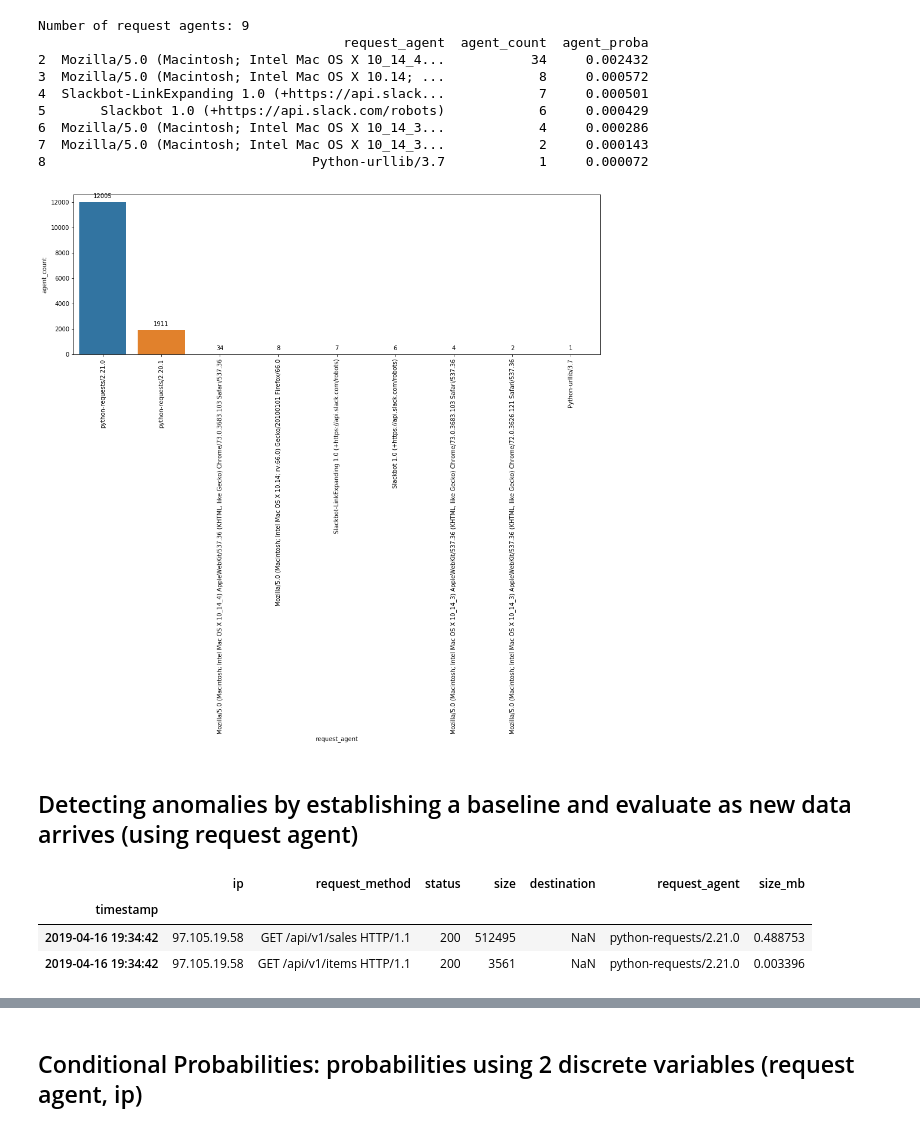
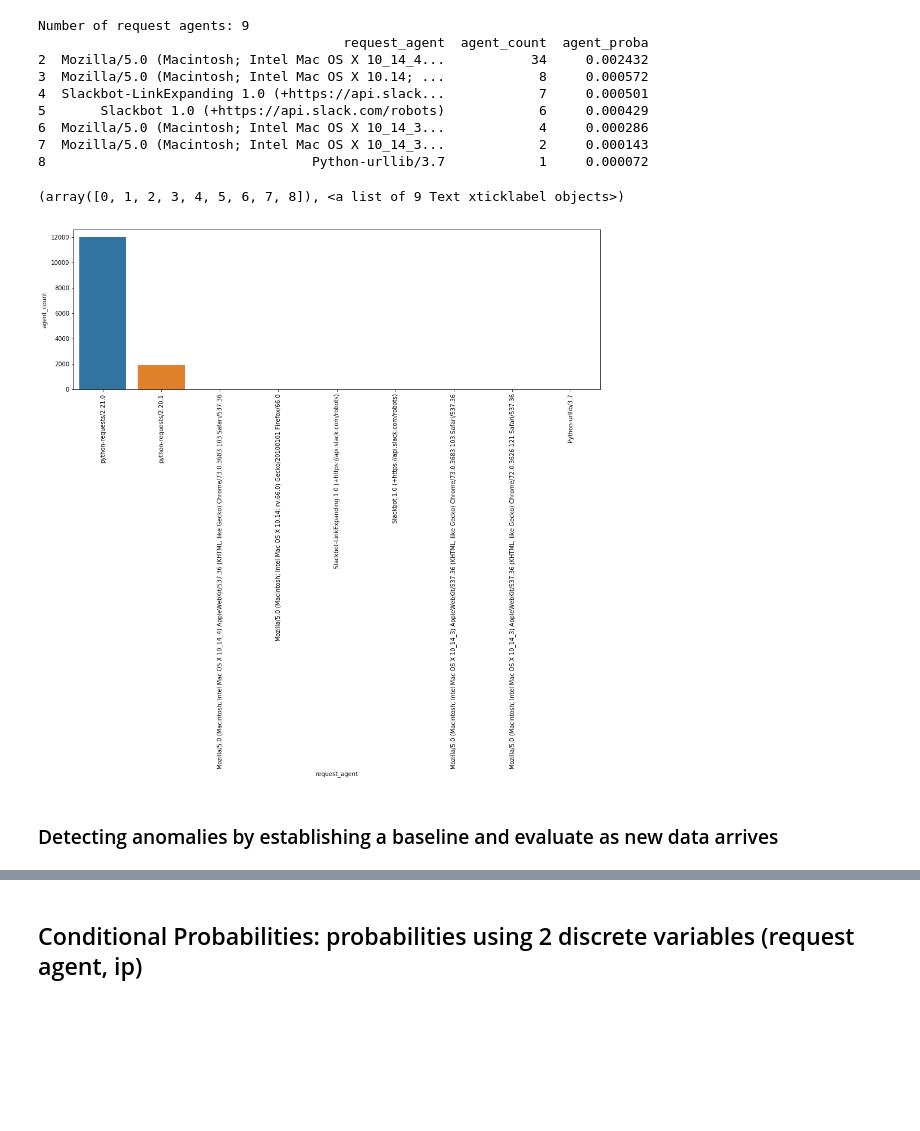
Before and after one commit to madeleinecapper/ds-methodologies-exercises, a Jupyter notebook: anomaly_detection.ipynb, the cells around one changed output, grey strips where cells are left out. Drawn from its saved outputs; the diff is of its cells as text; code cells hidden in the pictures; blank space fills up the shorter version.

```diff
--- a/anomaly_detection.ipynb
+++ b/anomaly_detection.ipynb
@@ -214,16 +163,11 @@ Number of request agents: 9
 8                                  Python-urllib/3.7            1     0.000072
 # %%
 plt.figure(figsize=(16, 5))
-splot = sns.barplot(data=ra_df, x = 'request_agent', y = 'agent_count', ci = None)
-for p in splot.patches:
-    splot.annotate(format(p.get_height(), '.0f'),
-                   (p.get_x() + p.get_width() / 2., p.get_height()),
-                   ha = 'center', va = 'center', xytext = (0, 10),
-                   textcoords = 'offset points'
-                   )
-    plt.xticks(rotation='vertical')
+sns.barplot(data=ra_df, x = 'request_agent', y = 'agent_count')
+plt.xticks(rotation='vertical')
 # %% [output]
+(array([0, 1, 2, 3, 4, 5, 6, 7, 8]), <a list of 9 Text xticklabel objects>)
-[figure, old version]
+[figure, new version]
 # %% [markdown]
-## Detecting anomalies by establishing a baseline and evaluate as new data arrives (using request agent)
+### Detecting anomalies by establishing a baseline and evaluate as new data arrives
 # %%
@@ -230,9 +175,2 @@ for p in splot.patches:
 train = df['2019-04-16 19:34:42':'2019-04-16 21:55:14'][['ip','request_method','status','size','destination','request_agent','size_mb']]
-# %%
-train.head(2)
-# %% [output]
-|  | ip | request_method | status | size | destination | request_agent | size_mb |
-| timestamp |  |  |  |  |  |  |  |
-| 2019-04-16 19:34:42 | 97.105.19.58 | GET /api/v1/sales HTTP/1.1 | 200 | 512495 | NaN | python-requests/2.21.0 | 0.488753 |
-| 2019-04-16 19:34:42 | 97.105.19.58 | GET /api/v1/items HTTP/1.1 | 200 | 3561 | NaN | python-requests/2.21.0 | 0.003396 |
 # %%
```
Also changed, not shown: parts of 169 cells of this notebook, 2 other files.
